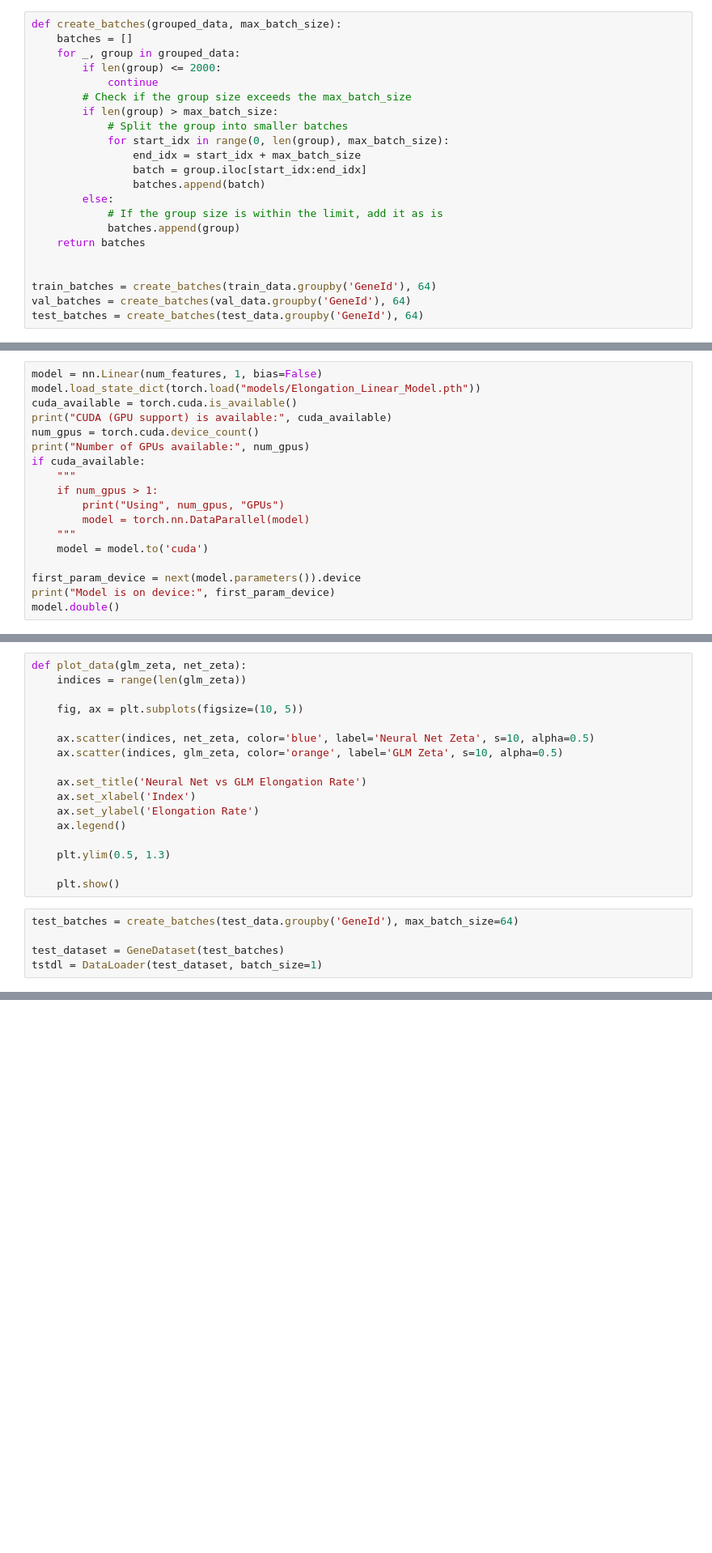
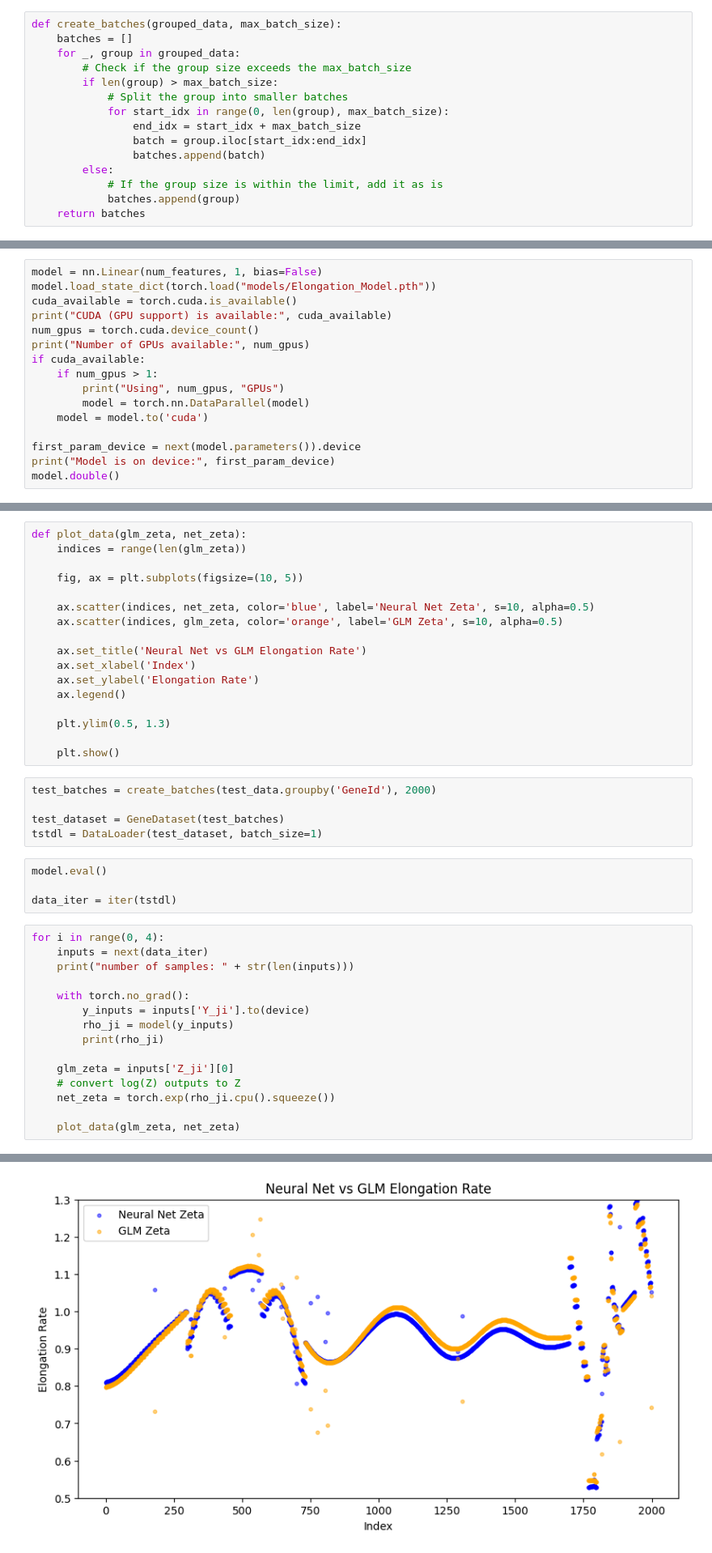
Before and after one commit to rhassett-cshl/ElongationNet, a Jupyter notebook: elongation_linear_net.ipynb, the cells around one changed output, grey strips where cells are left out. Shown at 81% size. Saved outputs shown, nothing was run; the diff lists cells and outputs as text; blank space fills up the shorter version.

```diff
--- a/elongation_linear_net.ipynb
+++ b/elongation_linear_net.ipynb
@@ -175,8 +176,6 @@ test # genes: 52
 def create_batches(grouped_data, max_batch_size):
     batches = []
     for _, group in grouped_data:
-        if len(group) <= 2000:
-            continue
         # Check if the group size exceeds the max_batch_size
         if len(group) > max_batch_size:
             # Split the group into smaller batches
@@ -188,11 +187,6 @@ def create_batches(grouped_data, max_batch_size):
             # If the group size is within the limit, add it as is
             batches.append(group)
     return batches
-
-
-train_batches = create_batches(train_data.groupby('GeneId'), 64)
-val_batches = create_batches(val_data.groupby('GeneId'), 64)
-test_batches = create_batches(test_data.groupby('GeneId'), 64)
 # %%
 def build_dataset(train_data, batch_size):
     batches = create_batches(train_data.groupby('GeneId'), batch_size)
@@ -337,16 +427,14 @@ torch.save(model.state_dict(), filename)
 # %%
 model = nn.Linear(num_features, 1, bias=False)
-model.load_state_dict(torch.load("models/Elongation_Linear_Model.pth"))
+model.load_state_dict(torch.load("models/Elongation_Model.pth"))
 cuda_available = torch.cuda.is_available()
 print("CUDA (GPU support) is available:", cuda_available)
 num_gpus = torch.cuda.device_count()
 print("Number of GPUs available:", num_gpus)
 if cuda_available:
-    """
     if num_gpus > 1:
         print("Using", num_gpus, "GPUs")
         model = torch.nn.DataParallel(model)
-    """
     model = model.to('cuda')
 
 first_param_device = next(model.parameters()).device
@@ -406,7 +494,27 @@ def plot_data(glm_zeta, net_zeta):
 
     plt.show()
 # %%
-test_batches = create_batches(test_data.groupby('GeneId'), max_batch_size=64)
+test_batches = create_batches(test_data.groupby('GeneId'), 2000)
 
 test_dataset = GeneDataset(test_batches)
 tstdl = DataLoader(test_dataset, batch_size=1)
+# %%
+model.eval()
+
+data_iter = iter(tstdl)
+# %%
+for i in range(0, 4):
+    inputs = next(data_iter)
+    print("number of samples: " + str(len(inputs)))
+
+    with torch.no_grad():
+        y_inputs = inputs['Y_ji'].to(device)
+        rho_ji = model(y_inputs)
+        print(rho_ji)
+
+    glm_zeta = inputs['Z_ji'][0]
+    # convert log(Z) outputs to Z
+    net_zeta = torch.exp(rho_ji.cpu().squeeze())
+
+    plot_data(glm_zeta, net_zeta)
+# %% [output]
@@ -412,0 +529 @@ tstdl = DataLoader(test_dataset, batch_size=1)
+[figure, added]
```
Also changed, not shown: parts of 23 cells of this notebook, 6 other files.
